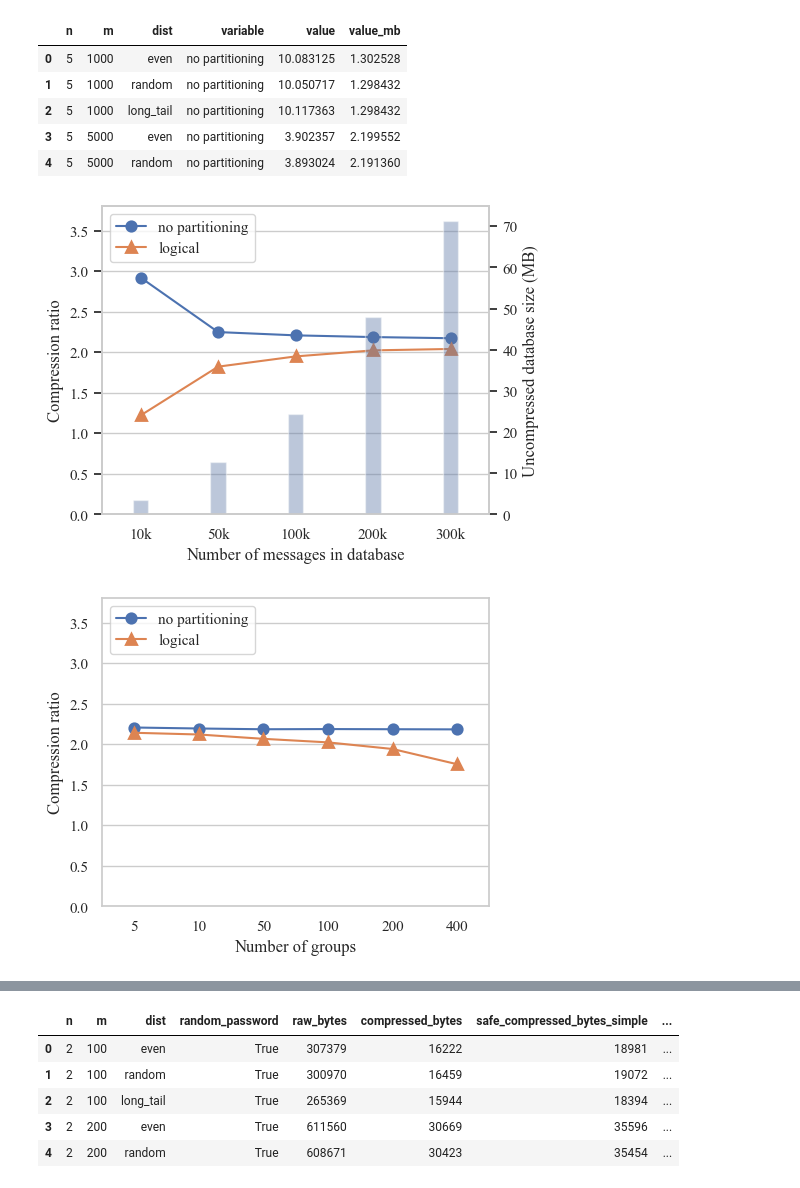
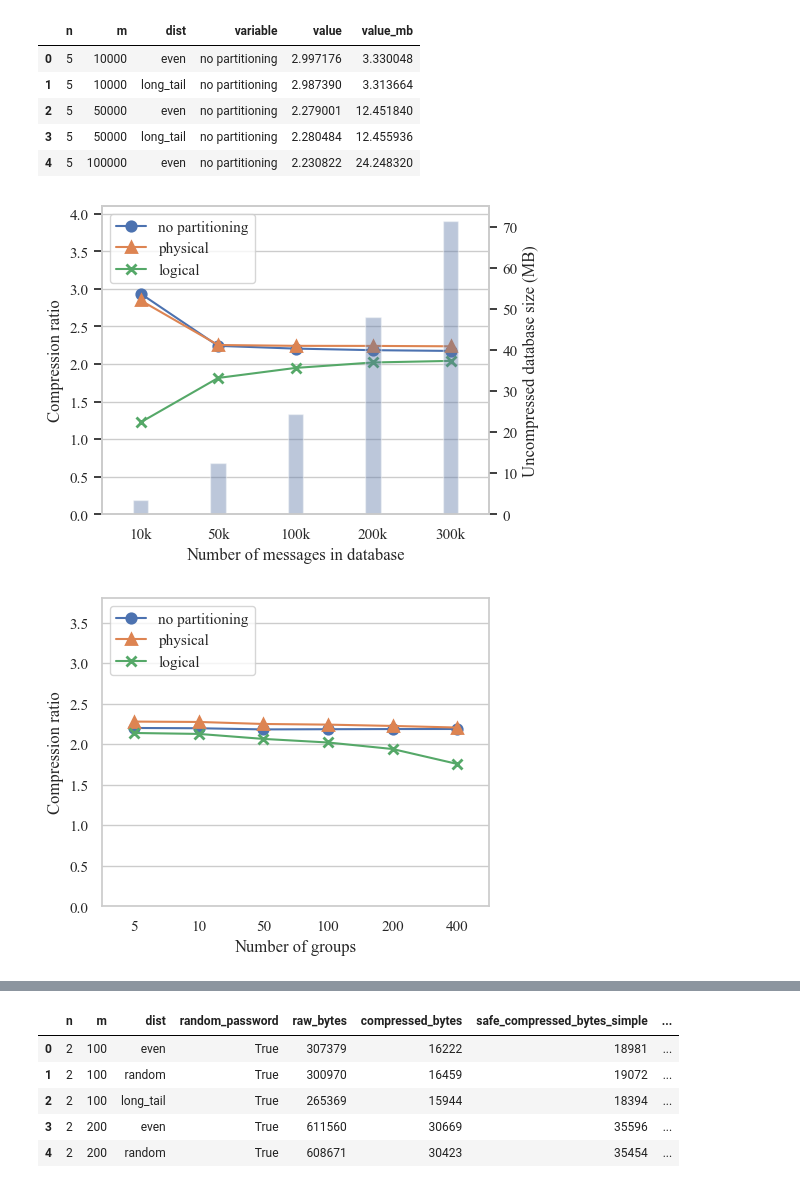
Before and after one commit to AFdrolf/secure-compression-framework-lib, a Jupyter notebook: evaluation/stats/plot_whatsapp_eval.ipynb, the cells around one changed output, grey strips where cells are left out. Drawn from its saved outputs; the diff is of its cells as text; code cells hidden in the pictures.

Commit message:
Update stats with new whatsapp advanced partitioner evaluation

```diff
--- a/evaluation/stats/plot_whatsapp_eval.ipynb
+++ b/evaluation/stats/plot_whatsapp_eval.ipynb
@@ -20,6 +20,6 @@ data.head()
 # %%
-mdata = data.drop(columns=["compression_ratio", "simple_safe_compression_ratio", "advanced_safe_compression_ratio"]).melt(id_vars=["n", "m", "dist"], value_vars=["raw_bytes", "compressed_bytes", "safe_compressed_bytes_simple"])
+mdata = data.drop(columns=["compression_ratio", "simple_safe_compression_ratio", "advanced_safe_compression_ratio"]).melt(id_vars=["n", "m", "dist"], value_vars=["raw_bytes", "compressed_bytes", "safe_compressed_bytes_simple", "safe_compressed_bytes_advanced"])
 mdata["value_mb"] = mdata.value/1000000
-mdata.head()
+mdata
 # %% [output]
 |  | n | m | dist | variable | value | value_mb |
@@ -31,39 +38,39 @@ mdata.head()
 # %%
-ndata = data.rename(columns={"compression_ratio": "no partitioning", "advanced_safe_compression_ratio": "physical", "simple_safe_compression_ratio": "logical"}).melt(id_vars=["n", "m", "dist"], value_vars=["no partitioning", "logical"])
+ndata = data.rename(columns={"compression_ratio": "no partitioning", "advanced_safe_compression_ratio": "physical", "simple_safe_compression_ratio": "logical"}).melt(id_vars=["n", "m", "dist"], value_vars=["no partitioning", "physical", "logical"])
 ndata["value_mb"] = mdata.value/1000000
 ndata.head()
 # %% [output]
 |  | n | m | dist | variable | value | value_mb |
-| 0 | 5 | 1000 | even | no partitioning | 10.083125 | 1.302528 |
-| 1 | 5 | 1000 | random | no partitioning | 10.050717 | 1.298432 |
-| 2 | 5 | 1000 | long_tail | no partitioning | 10.117363 | 1.298432 |
-| 3 | 5 | 5000 | even | no partitioning | 3.902357 | 2.199552 |
-| 4 | 5 | 5000 | random | no partitioning | 3.893024 | 2.191360 |
+| 0 | 5 | 10000 | even | no partitioning | 2.997176 | 3.330048 |
+| 1 | 5 | 10000 | long_tail | no partitioning | 2.987390 | 3.313664 |
+| 2 | 5 | 50000 | even | no partitioning | 2.279001 | 12.451840 |
+| 3 | 5 | 50000 | long_tail | no partitioning | 2.280484 | 12.455936 |
+| 4 | 5 | 100000 | even | no partitioning | 2.230822 | 24.248320 |
 # %%
 fig = plt.figure(figsize=(5, 4))
 ax= fig.gca()
 ax2=ax.twinx()
 n = 100
 
 # Uncompressed size
 sns.barplot(data[(data.dist == "even") & (data.n == n) & (data.m > 5000)], x="m", y="raw_bytes_mb", ax=ax2, width=0.2, alpha=0.4)
 ax2.set_ylabel("Uncompressed database size (MB)")
 ax2.grid(False)
 
 # Compression ratio
 sns.pointplot(ndata[(ndata.dist == "even") & (ndata.n == n) & (ndata.m > 5000)], x="m", y="value", hue="variable", markers=["o", "^", "x"], ax=ax)
 for l in ax.lines:
     l.set_linewidth(1.5)
 
-ax.set_ybound(0, 3.8)
+ax.set_ybound(0, 4.1)
 ax.set_xlabel("Number of messages in database")
 ax.set_ylabel("Compression ratio")
 ax.legend(loc="upper left")
 ax.set_xticklabels([f'{int(int(x.get_text())/1000)}k' for x in ax.get_xticklabels()])
 
 fig.savefig("whatsapp_m_plot.png", dpi=300, bbox_inches='tight')
 # %% [output]
-[figure, old version]
+[figure, new version]
 # %%
 fig = plt.figure(figsize=(5, 4))
 ax= fig.gca()
@@ -80,7 +87,7 @@ ax.legend(loc="upper left")
 
 fig.savefig("whatsapp_n_plot.png", dpi=300, bbox_inches='tight')
 # %% [output]
-[figure, old version]
+[figure, new version]
 # %%
 fig, axes = plt.subplots(data.m.nunique(), data.dist.nunique(), figsize=(20, 40))
 for i, m in enumerate(data.m.unique()):
```
Also changed, not shown: parts of 5 cells of this notebook, 4 other files.
